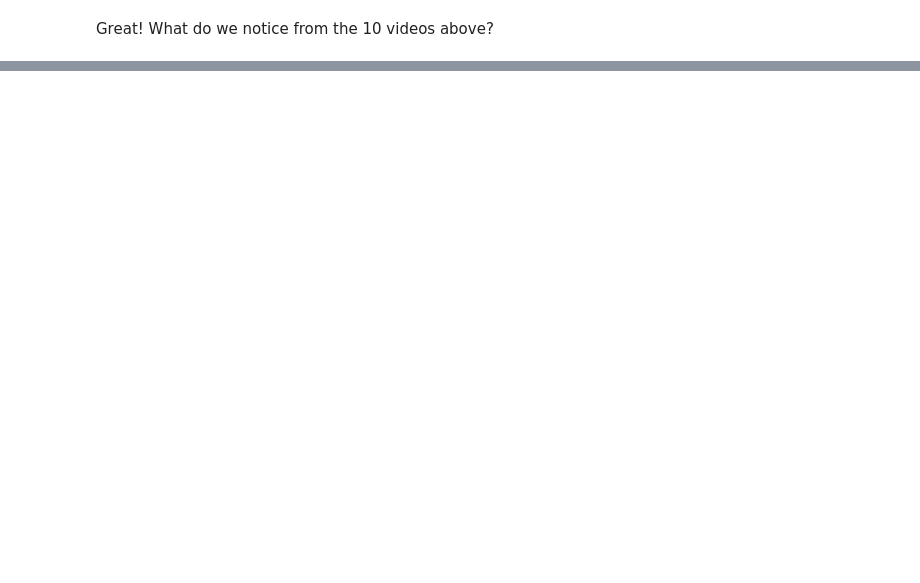
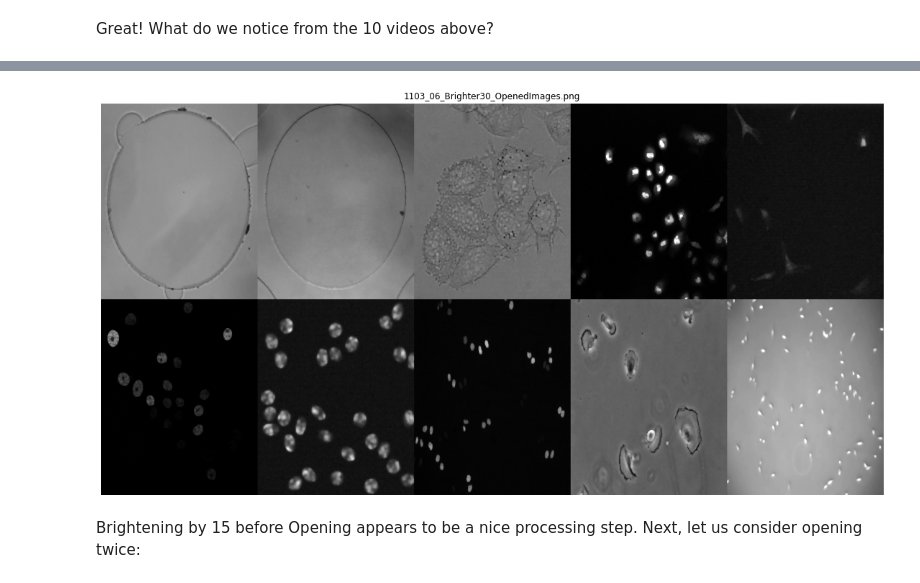
Before and after one commit to alexgoudemond/COMP700, a Jupyter notebook: 005_Data-Set_Secondary_Pre-Processing.ipynb, the cells around one changed output, grey strips where cells are left out. Saved outputs shown, nothing was run; the diff lists cells and outputs as text; code cells hidden in the pictures; blank space fills up the shorter version.

```diff
--- a/005_Data-Set_Secondary_Pre-Processing.ipynb
+++ b/005_Data-Set_Secondary_Pre-Processing.ipynb
@@ -694,0 +839,20 @@ Great! What do we notice from the 10 videos above?
+# %%
+# Opening and brighten by 30 intensity values
+
+image_collection = []
+
+for i in range(len(test_images)):
+
+    brighter_img = increase_brightness(test_images[i], 30)
+
+    img_erode = cv2.erode(brighter_img, kernel, iterations=1)
+    img_opened = cv2.dilate(img_erode, kernel, iterations=1)
+
+    image_collection.append(img_opened)
+
+picName = "1103_06_Brighter30_OpenedImages.png"
+saveAndShow(desired_directory, image_collection, picName)
+# %% [output]
+[figure, added]
+# %% [markdown]
+Brightening by 15 before Opening appears to be a nice processing step. Next, let us consider opening twice:
```
Also changed, not shown: parts of 27 cells of this notebook, 9 other files.
